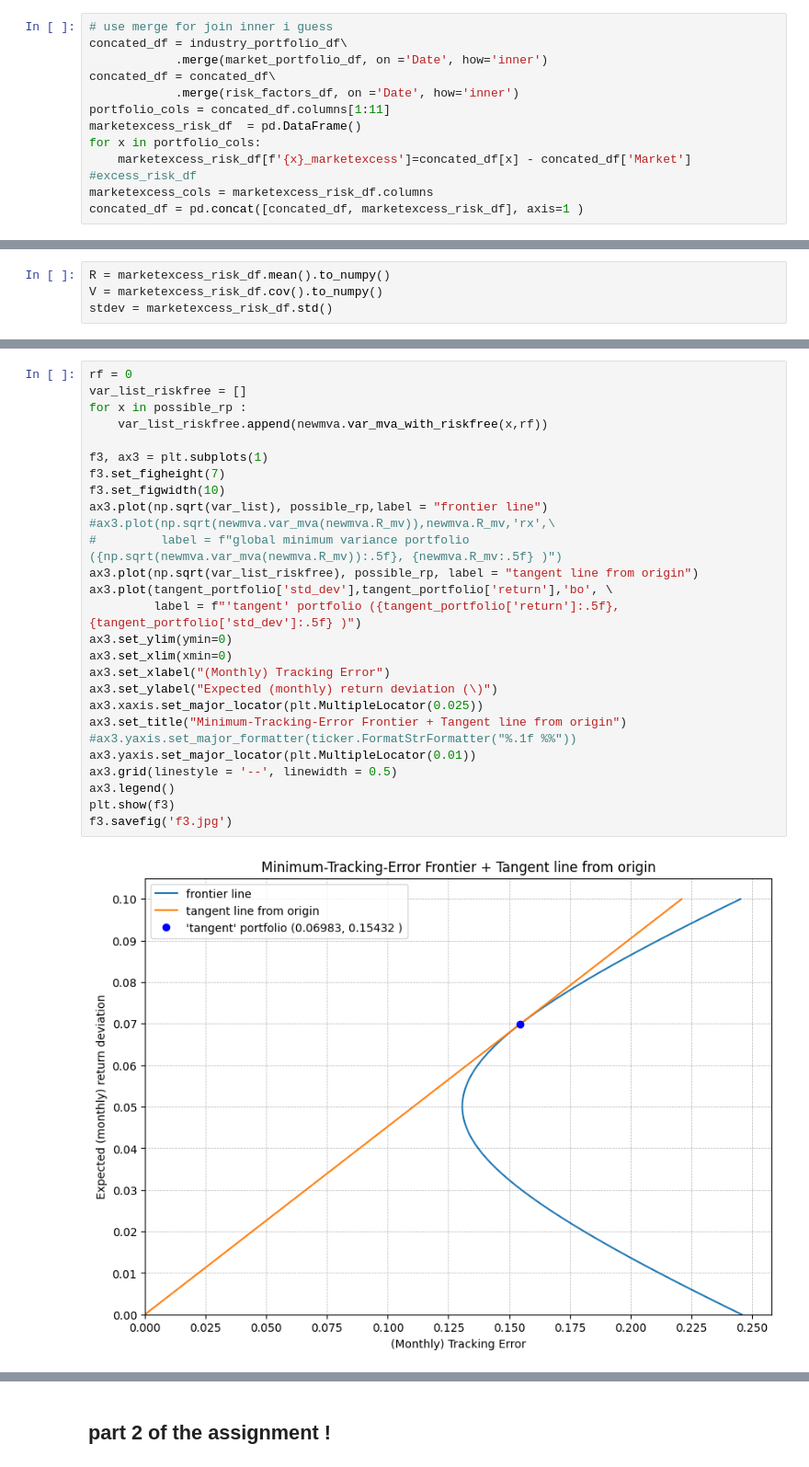
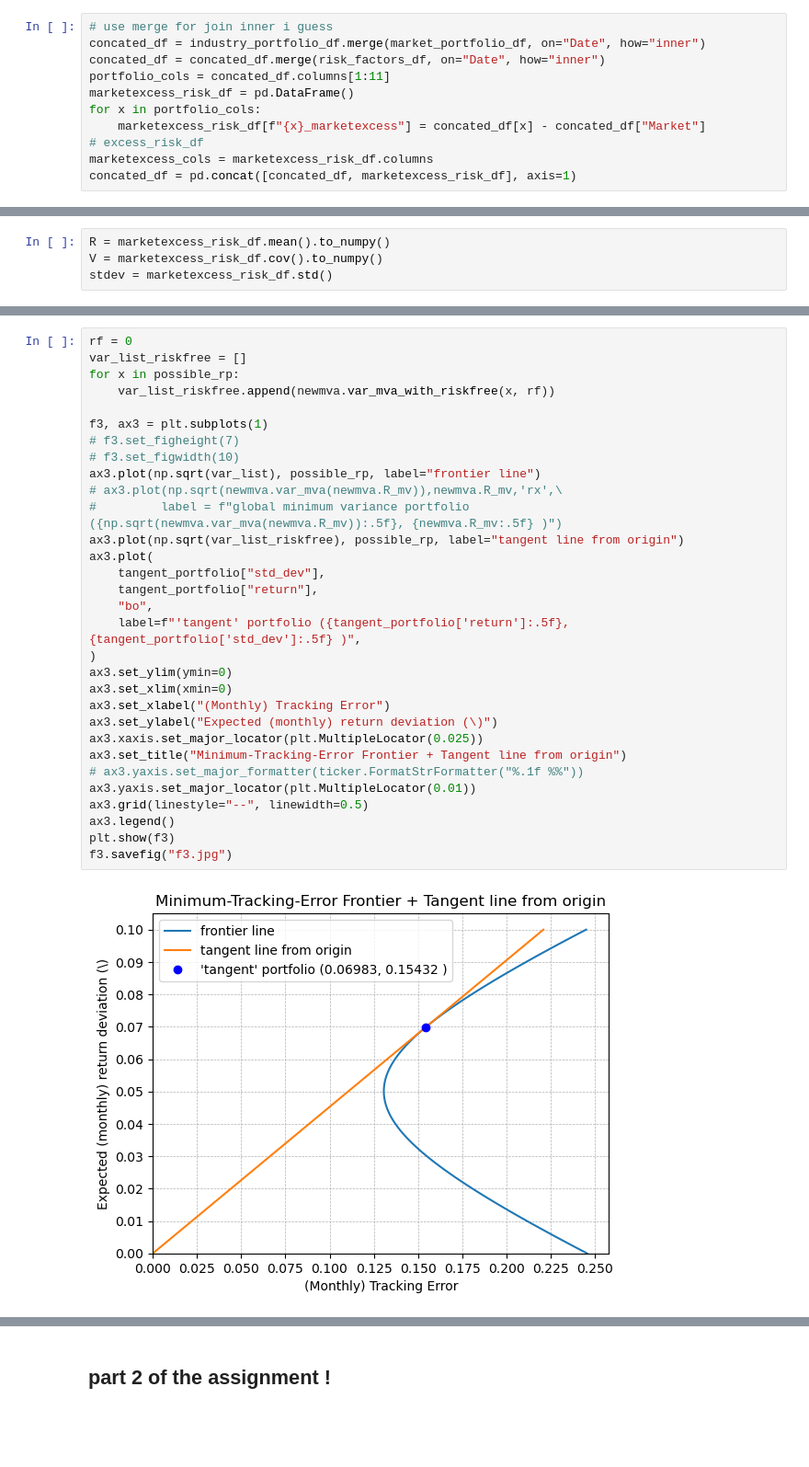
Before and after one commit to kilowiski/qf600, a Jupyter notebook: assignment_4/assignment4.ipynb, the cells around one changed output, grey strips where cells are left out. Shown at 92% size. Saved outputs shown, nothing was run; the diff lists cells and outputs as text; blank space fills up the shorter version.

```diff
--- a/assignment_4/assignment4.ipynb
+++ b/assignment_4/assignment4.ipynb
@@ -28,16 +42,14 @@ industry_portfolio_df
 # %%
 # use merge for join inner i guess
-concated_df = industry_portfolio_df\
-            .merge(market_portfolio_df, on ='Date', how='inner')
-concated_df = concated_df\
-            .merge(risk_factors_df, on ='Date', how='inner')
+concated_df = industry_portfolio_df.merge(market_portfolio_df, on="Date", how="inner")
+concated_df = concated_df.merge(risk_factors_df, on="Date", how="inner")
 portfolio_cols = concated_df.columns[1:11]
-marketexcess_risk_df  = pd.DataFrame()
+marketexcess_risk_df = pd.DataFrame()
 for x in portfolio_cols:
-    marketexcess_risk_df[f'{x}_marketexcess']=concated_df[x] - concated_df['Market']
-#excess_risk_df
+    marketexcess_risk_df[f"{x}_marketexcess"] = concated_df[x] - concated_df["Market"]
+# excess_risk_df
 marketexcess_cols = marketexcess_risk_df.columns
-concated_df = pd.concat([concated_df, marketexcess_risk_df], axis=1 )
+concated_df = pd.concat([concated_df, marketexcess_risk_df], axis=1)
 # %%
 marketexcess_risk_df
 # %% [output]
@@ -206,29 +157,33 @@ information_ratio & 0.452488 \\
 # %%
 rf = 0
 var_list_riskfree = []
-for x in possible_rp :
-    var_list_riskfree.append(newmva.var_mva_with_riskfree(x,rf))
+for x in possible_rp:
+    var_list_riskfree.append(newmva.var_mva_with_riskfree(x, rf))
 
 f3, ax3 = plt.subplots(1)
-f3.set_figheight(7)
-f3.set_figwidth(10)
-ax3.plot(np.sqrt(var_list), possible_rp,label = "frontier line")
-#ax3.plot(np.sqrt(newmva.var_mva(newmva.R_mv)),newmva.R_mv,'rx',\
+# f3.set_figheight(7)
+# f3.set_figwidth(10)
+ax3.plot(np.sqrt(var_list), possible_rp, label="frontier line")
+# ax3.plot(np.sqrt(newmva.var_mva(newmva.R_mv)),newmva.R_mv,'rx',\
 #         label = f"global minimum variance portfolio ({np.sqrt(newmva.var_mva(newmva.R_mv)):.5f}, {newmva.R_mv:.5f} )")
-ax3.plot(np.sqrt(var_list_riskfree), possible_rp, label = "tangent line from origin")
-ax3.plot(tangent_portfolio['std_dev'],tangent_portfolio['return'],'bo', \
-         label = f"'tangent' portfolio ({tangent_portfolio['return']:.5f}, {tangent_portfolio['std_dev']:.5f} )")
+ax3.plot(np.sqrt(var_list_riskfree), possible_rp, label="tangent line from origin")
+ax3.plot(
+    tangent_portfolio["std_dev"],
+    tangent_portfolio["return"],
+    "bo",
+    label=f"'tangent' portfolio ({tangent_portfolio['return']:.5f}, {tangent_portfolio['std_dev']:.5f} )",
+)
 ax3.set_ylim(ymin=0)
 ax3.set_xlim(xmin=0)
 ax3.set_xlabel("(Monthly) Tracking Error")
 ax3.set_ylabel("Expected (monthly) return deviation (\)")
 ax3.xaxis.set_major_locator(plt.MultipleLocator(0.025))
 ax3.set_title("Minimum-Tracking-Error Frontier + Tangent line from origin")
-#ax3.yaxis.set_major_formatter(ticker.FormatStrFormatter("%.1f %%"))
+# ax3.yaxis.set_major_formatter(ticker.FormatStrFormatter("%.1f %%"))
 ax3.yaxis.set_major_locator(plt.MultipleLocator(0.01))
-ax3.grid(linestyle = '--', linewidth = 0.5)
+ax3.grid(linestyle="--", linewidth=0.5)
 ax3.legend()
 plt.show(f3)
-f3.savefig('f3.jpg')
+f3.savefig("f3.jpg")
 # %% [output]
-[figure, old version]
+[figure, new version]
```
Also changed, not shown: parts of 19 cells of this notebook.
